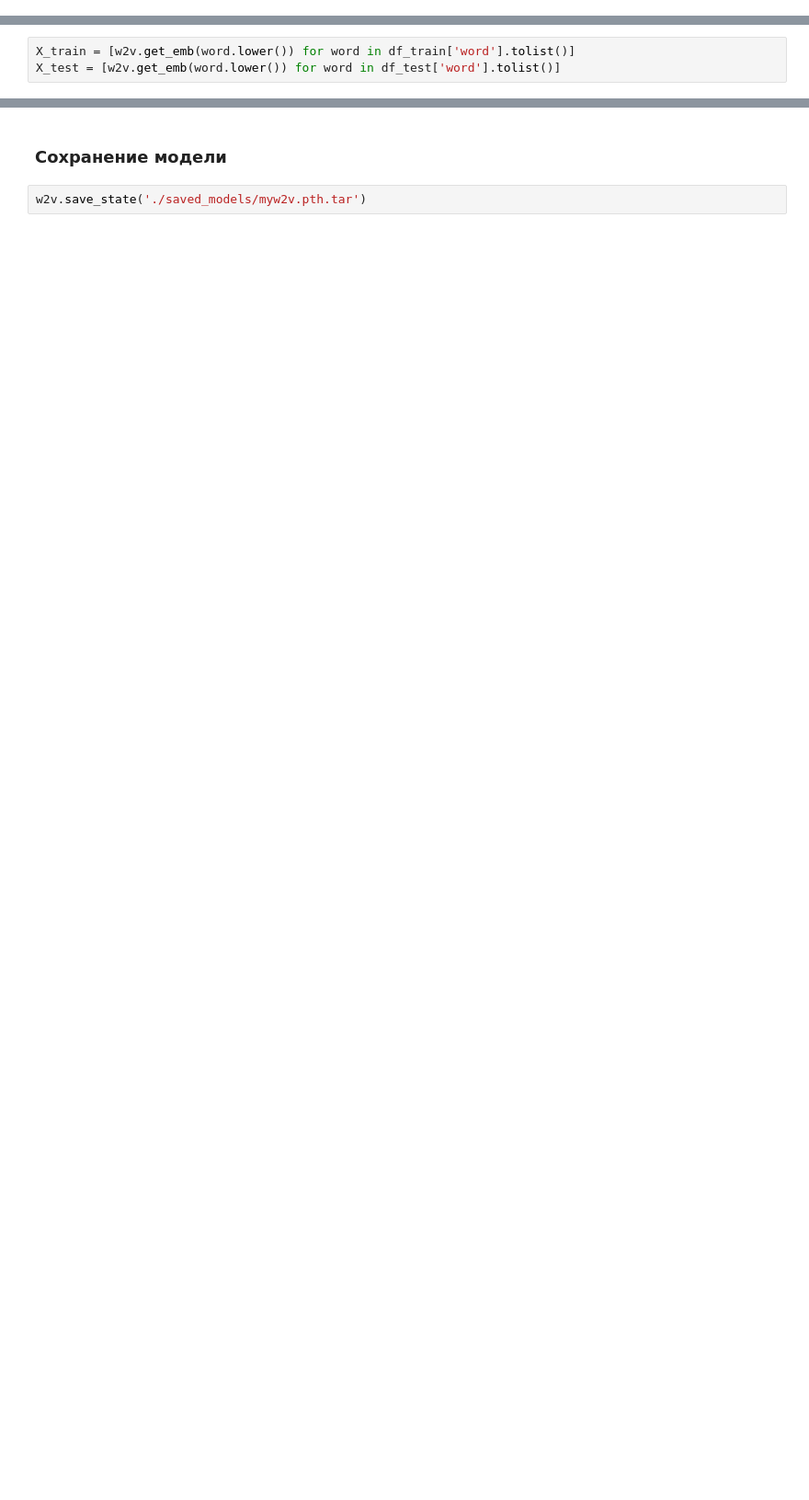
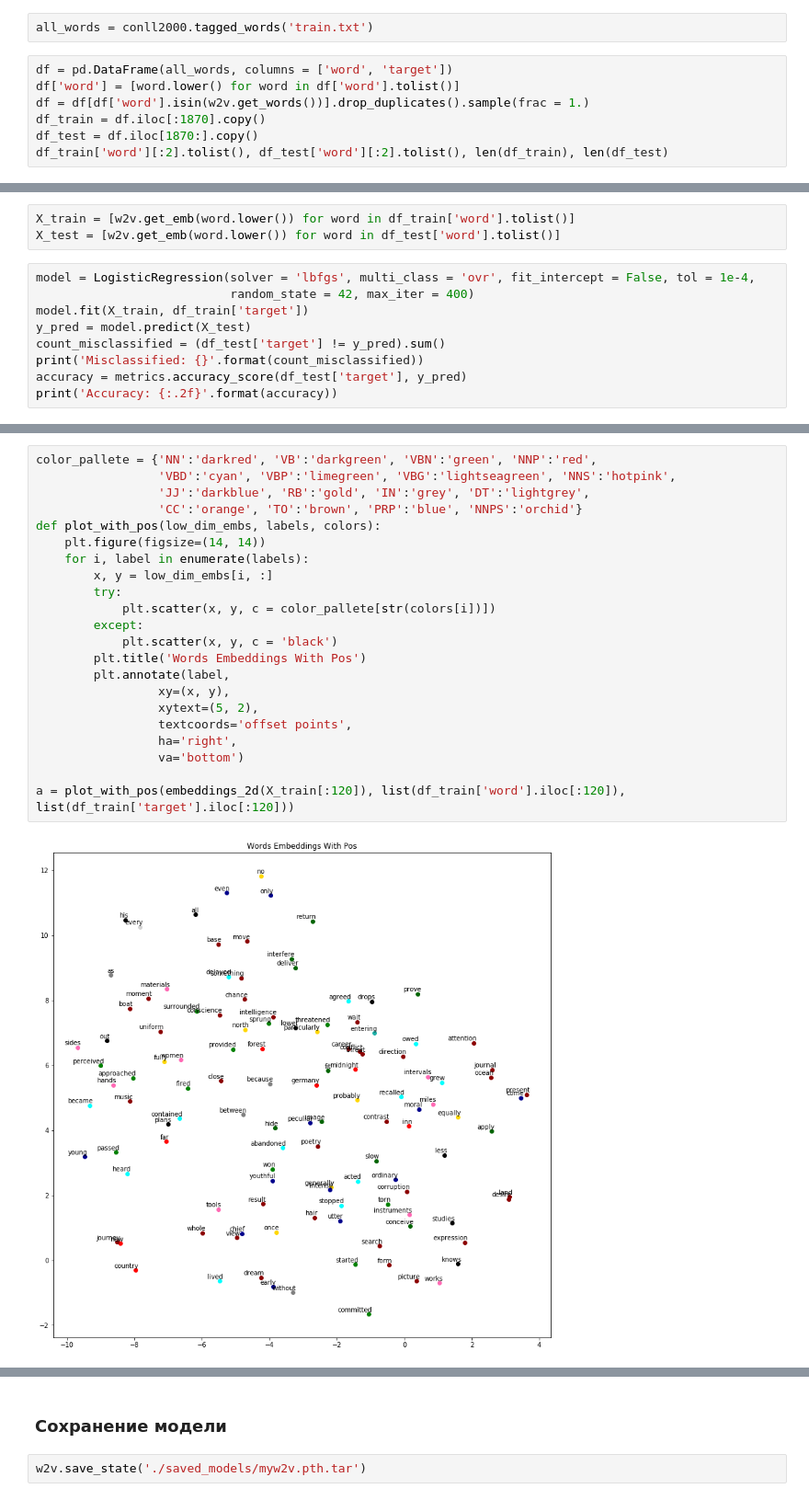
Before and after one commit to berendkatya/word2vec_skipgram, a Jupyter notebook: testing.ipynb, the cells around one changed output, grey strips where cells are left out. Shown: that part at 92% size. Cells and saved outputs as stored; diff of their text form; blank space fills up the shorter version.

```diff
--- a/testing.ipynb
+++ b/testing.ipynb
@@ -131,0 +121,9 @@ df_train['word'][:2].tolist(), df_test['word'][:2].tolist(), len(df_train), len(
+# %%
+all_words = conll2000.tagged_words('train.txt')
+# %%
+df = pd.DataFrame(all_words, columns = ['word', 'target'])
+df['word'] = [word.lower() for word in df['word'].tolist()]
+df = df[df['word'].isin(w2v.get_words())].drop_duplicates().sample(frac = 1.)
+df_train = df.iloc[:1870].copy()
+df_test = df.iloc[1870:].copy()
+df_train['word'][:2].tolist(), df_test['word'][:2].tolist(), len(df_train), len(df_test)
@@ -132,3 +146,12 @@ df_train['word'][:2].tolist(), df_test['word'][:2].tolist(), len(df_train), len(
 # %%
 X_train = [w2v.get_emb(word.lower()) for word in df_train['word'].tolist()]
 X_test = [w2v.get_emb(word.lower()) for word in df_test['word'].tolist()]
+# %%
+model = LogisticRegression(solver = 'lbfgs', multi_class = 'ovr', fit_intercept = False, tol = 1e-4,
+                           random_state = 42, max_iter = 400)
+model.fit(X_train, df_train['target'])
+y_pred = model.predict(X_test)
+count_misclassified = (df_test['target'] != y_pred).sum()
+print('Misclassified: {}'.format(count_misclassified))
+accuracy = metrics.accuracy_score(df_test['target'], y_pred)
+print('Accuracy: {:.2f}'.format(accuracy))
@@ -134,0 +161,24 @@ X_test = [w2v.get_emb(word.lower()) for word in df_test['word'].tolist()]
+# %%
+color_pallete = {'NN':'darkred', 'VB':'darkgreen', 'VBN':'green', 'NNP':'red',
+                 'VBD':'cyan', 'VBP':'limegreen', 'VBG':'lightseagreen', 'NNS':'hotpink',
+                 'JJ':'darkblue', 'RB':'gold', 'IN':'grey', 'DT':'lightgrey',
+                 'CC':'orange', 'TO':'brown', 'PRP':'blue', 'NNPS':'orchid'}
+def plot_with_pos(low_dim_embs, labels, colors):
+    plt.figure(figsize=(14, 14))
+    for i, label in enumerate(labels):
+        x, y = low_dim_embs[i, :]
+        try:
+            plt.scatter(x, y, c = color_pallete[str(colors[i])])
+        except:
+            plt.scatter(x, y, c = 'black')
+        plt.title('Words Embeddings With Pos')
+        plt.annotate(label,
+                 xy=(x, y),
+                 xytext=(5, 2),
+                 textcoords='offset points',
+                 ha='right',
+                 va='bottom')
+
+a = plot_with_pos(embeddings_2d(X_train[:120]), list(df_train['word'].iloc[:120]), list(df_train['target'].iloc[:120]))
+# %% [output]
+[figure, added]
```
Also changed, not shown: parts of 14 cells of this notebook.
